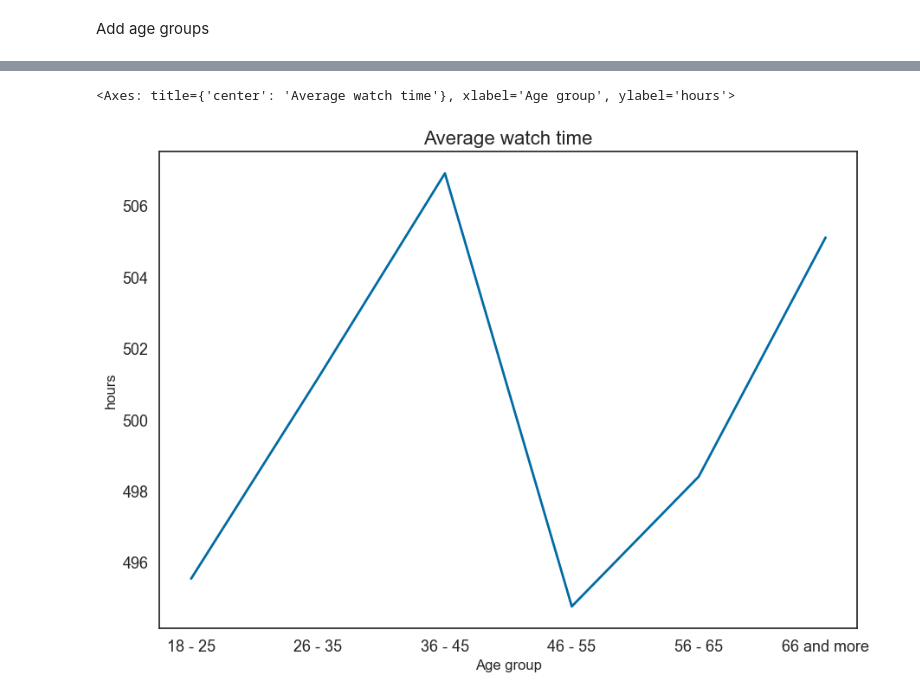
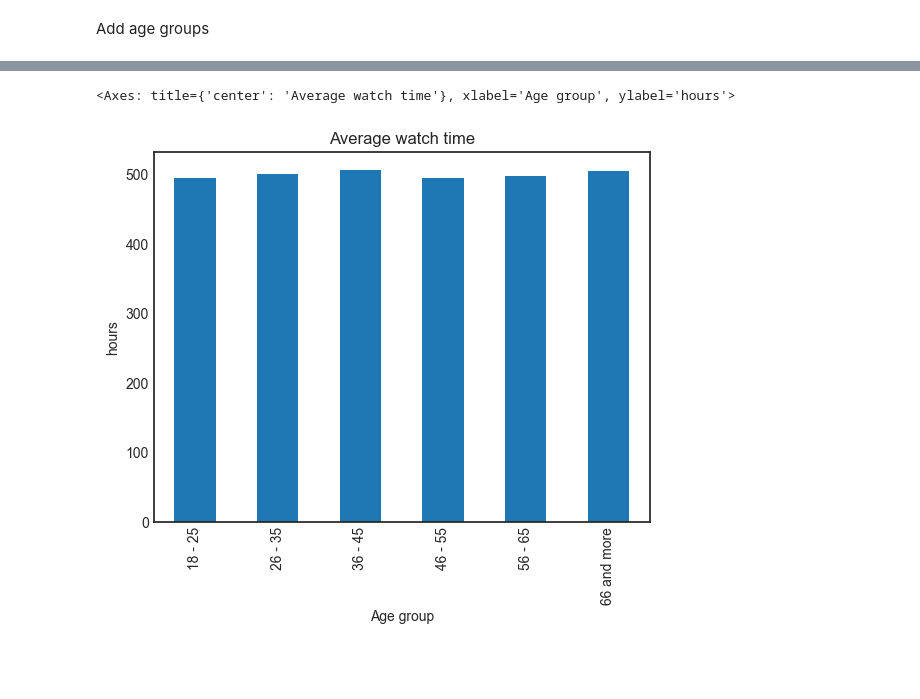
Before and after one commit to kazyst/Netflix, a Jupyter notebook: netlix analytic syntetic data.ipynb, the cells around one changed output, grey strips where cells are left out. Cells and saved outputs as stored; diff of their text form; code cells hidden in the pictures; blank space fills up the shorter version.

```diff
--- a/netlix analytic syntetic data.ipynb
+++ b/netlix analytic syntetic data.ipynb
@@ -67,13 +67,13 @@ Standard           24980    Jane Davis        65.0  Mexico   529.50            R
 Name: count, Length: 25000, dtype: int64
 # %%
 # df.plot(kind='line')
-df.groupby(['Age_group']).agg({'Watch_Time_Hours': 'mean'}).plot(kind='line',
+df.groupby(['Age_group']).agg({'Watch_Time_Hours': 'mean'}).plot(kind='bar',
                                                                  xlabel='Age group',
                                                                  ylabel='hours',
                                                                  legend=False,
                                                                  title='Average watch time'
                                                                  )
 # %% [output]
 <Axes: title={'center': 'Average watch time'}, xlabel='Age group', ylabel='hours'>
-[figure, old version]
+[figure, new version]
 # %%
```
Also changed, not shown: parts of 5 cells of this notebook.
